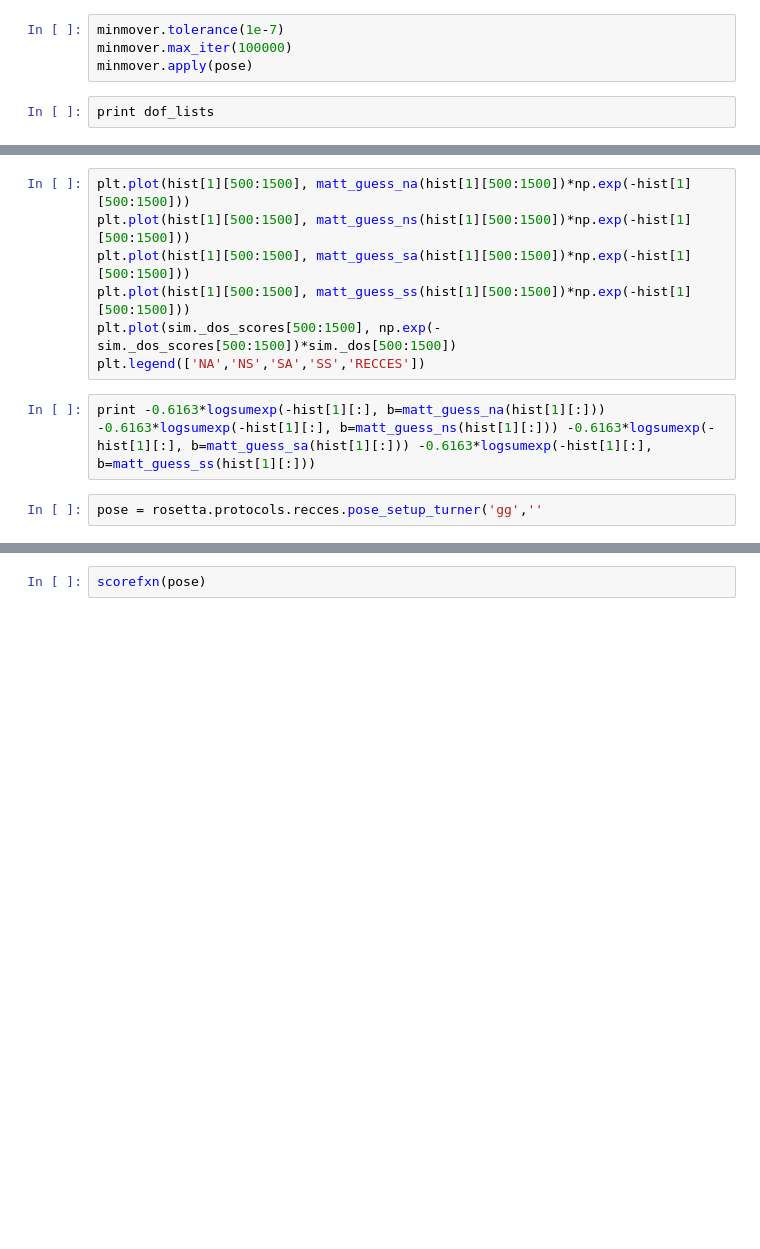
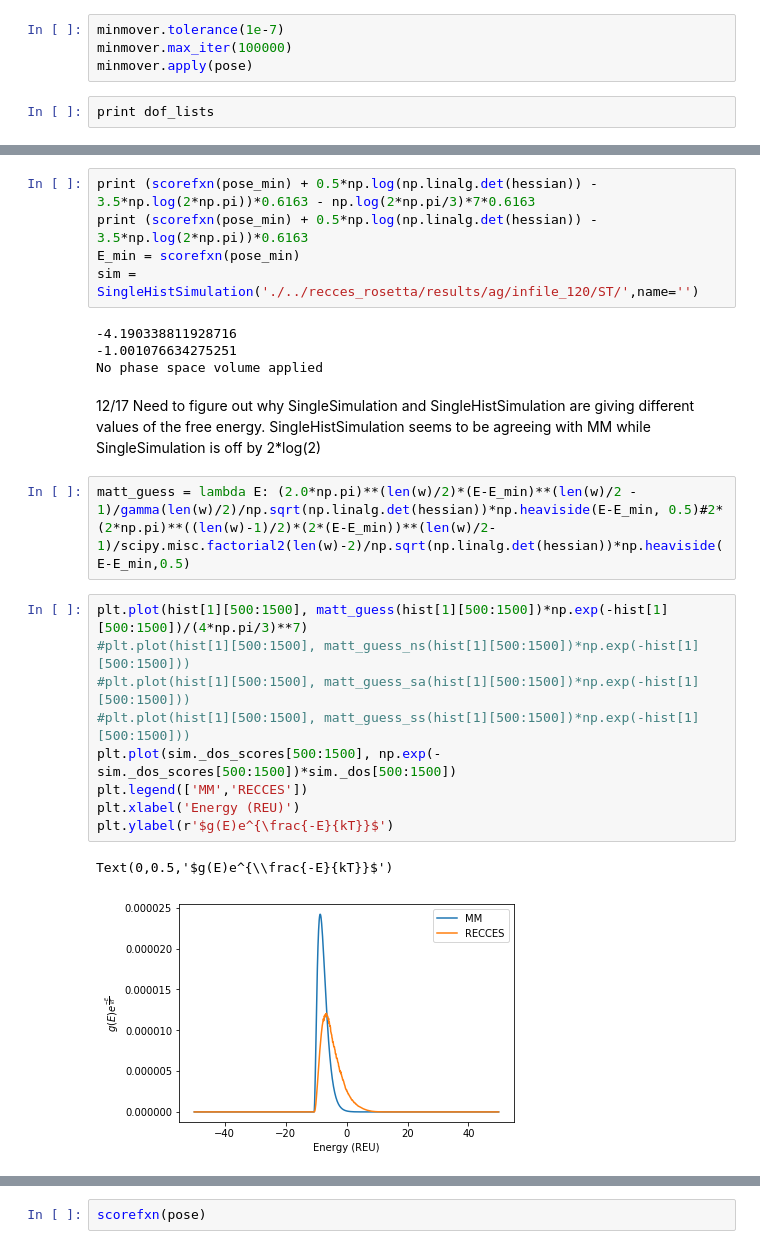
Before and after one commit to maa805/mining-minima, a Jupyter notebook: ss-mining-minima.ipynb, the cells around one changed output, grey strips where cells are left out. Cells and saved outputs as stored; diff of their text form; blank space fills up the shorter version.

```diff
--- a/ss-mining-minima.ipynb
+++ b/ss-mining-minima.ipynb
@@ -768,11 +783,26 @@ matt_guess_ss = lambda E: (2.0*np.pi)**(len(w)/2)*(E-E_min_ss)**(len(w)/2 - 1)/g
+# %%
+print (scorefxn(pose_min) + 0.5*np.log(np.linalg.det(hessian)) - 3.5*np.log(2*np.pi))*0.6163 - np.log(2*np.pi/3)*7*0.6163
+print (scorefxn(pose_min) + 0.5*np.log(np.linalg.det(hessian)) - 3.5*np.log(2*np.pi))*0.6163
+E_min = scorefxn(pose_min)
+sim = SingleHistSimulation('./../recces_rosetta/results/ag/infile_120/ST/',name='')
+# %% [output]
+-4.190338811928716
+-1.001076634275251
+No phase space volume applied
+# %% [markdown]
+12/17
+Need to figure out why SingleSimulation and SingleHistSimulation are giving different values of the free energy. SingleHistSimulation seems to be agreeing with MM while SingleSimulation is off by 2*log(2)
+# %%
+matt_guess = lambda E: (2.0*np.pi)**(len(w)/2)*(E-E_min)**(len(w)/2 - 1)/gamma(len(w)/2)/np.sqrt(np.linalg.det(hessian))*np.heaviside(E-E_min, 0.5)#2*(2*np.pi)**((len(w)-1)/2)*(2*(E-E_min))**(len(w)/2-1)/scipy.misc.factorial2(len(w)-2)/np.sqrt(np.linalg.det(hessian))*np.heaviside(E-E_min,0.5)
 # %%
-plt.plot(hist[1][500:1500], matt_guess_na(hist[1][500:1500])*np.exp(-hist[1][500:1500]))
-plt.plot(hist[1][500:1500], matt_guess_ns(hist[1][500:1500])*np.exp(-hist[1][500:1500]))
-plt.plot(hist[1][500:1500], matt_guess_sa(hist[1][500:1500])*np.exp(-hist[1][500:1500]))
-plt.plot(hist[1][500:1500], matt_guess_ss(hist[1][500:1500])*np.exp(-hist[1][500:1500]))
+plt.plot(hist[1][500:1500], matt_guess(hist[1][500:1500])*np.exp(-hist[1][500:1500])/(4*np.pi/3)**7)
+#plt.plot(hist[1][500:1500], matt_guess_ns(hist[1][500:1500])*np.exp(-hist[1][500:1500]))
+#plt.plot(hist[1][500:1500], matt_guess_sa(hist[1][500:1500])*np.exp(-hist[1][500:1500]))
+#plt.plot(hist[1][500:1500], matt_guess_ss(hist[1][500:1500])*np.exp(-hist[1][500:1500]))
 plt.plot(sim._dos_scores[500:1500], np.exp(-sim._dos_scores[500:1500])*sim._dos[500:1500])
-plt.legend(['NA','NS','SA','SS','RECCES'])
+plt.legend(['MM','RECCES'])
+plt.xlabel('Energy (REU)')
+plt.ylabel(r'$g(E)e^{\frac{-E}{kT}}$')
+# %% [output]
+Text(0,0.5,'$g(E)e^{\\frac{-E}{kT}}$')
+[figure, added]
-# %%
-print -0.6163*logsumexp(-hist[1][:], b=matt_guess_na(hist[1][:])) -0.6163*logsumexp(-hist[1][:], b=matt_guess_ns(hist[1][:])) -0.6163*logsumexp(-hist[1][:], b=matt_guess_sa(hist[1][:])) -0.6163*logsumexp(-hist[1][:], b=matt_guess_ss(hist[1][:]))
-# %%
-pose = rosetta.protocols.recces.pose_setup_turner('gg',''
```
Also changed, not shown: parts of 67 cells of this notebook, 1 other file.
